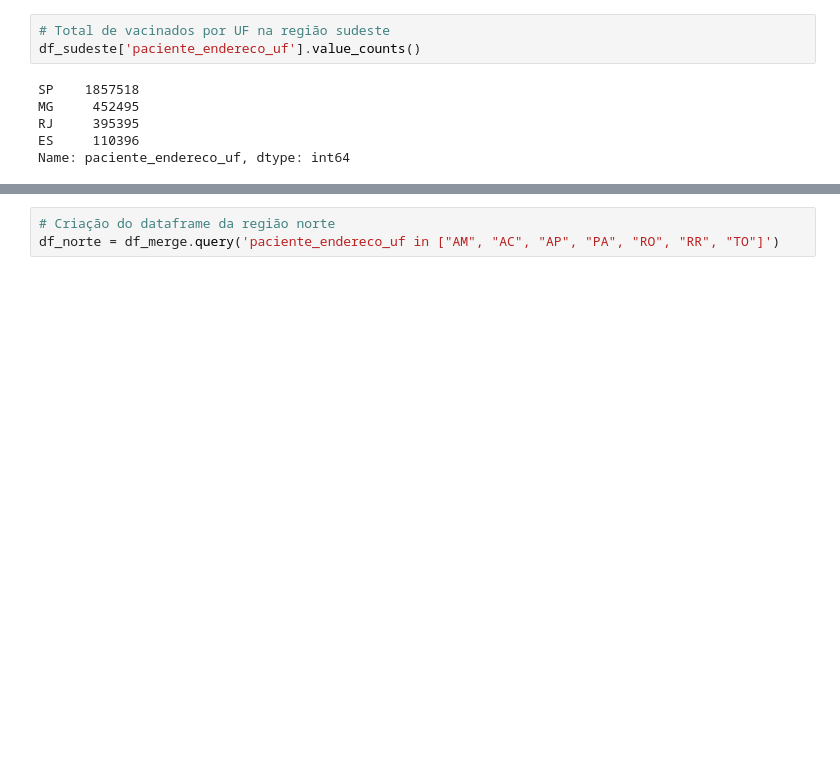
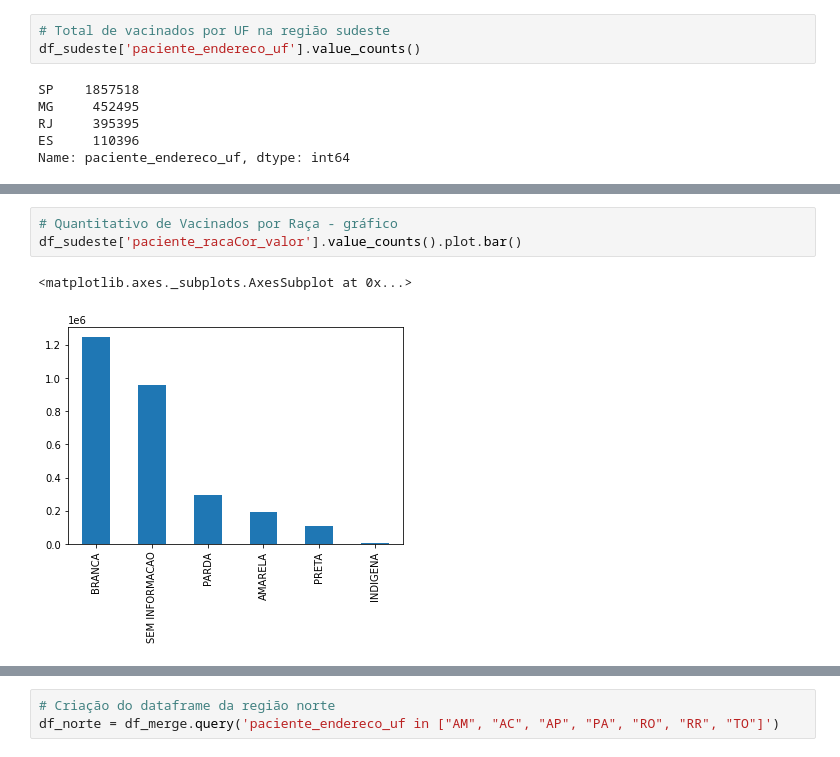
Before and after one commit to massaoiwanaga/topespsi, a Jupyter notebook: TESI_VAC_COVID.ipynb, the cells around one changed output, grey strips where cells are left out. Saved outputs shown, nothing was run; the diff lists cells and outputs as text; blank space fills up the shorter version.

```diff
--- a/TESI_VAC_COVID.ipynb
+++ b/TESI_VAC_COVID.ipynb
@@ -1043,0 +1049,6 @@ Name: estabelecimento_uf, dtype: int64
+# %%
+# Quantitativo de Vacinados por Raça - gráfico
+df_sudeste['paciente_racaCor_valor'].value_counts().plot.bar()
+# %% [output]
+<matplotlib.axes._subplots.AxesSubplot at 0x...>
+[figure, added]
```
Also changed, not shown: parts of 43 cells of this notebook.
